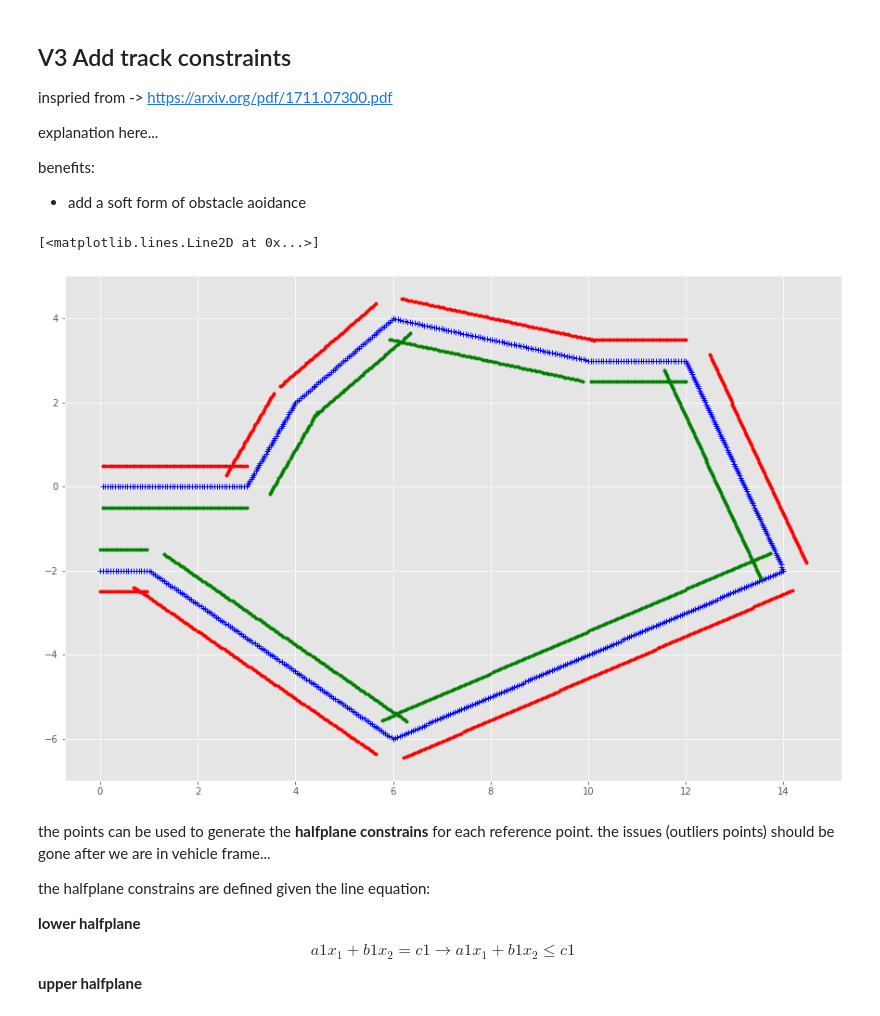
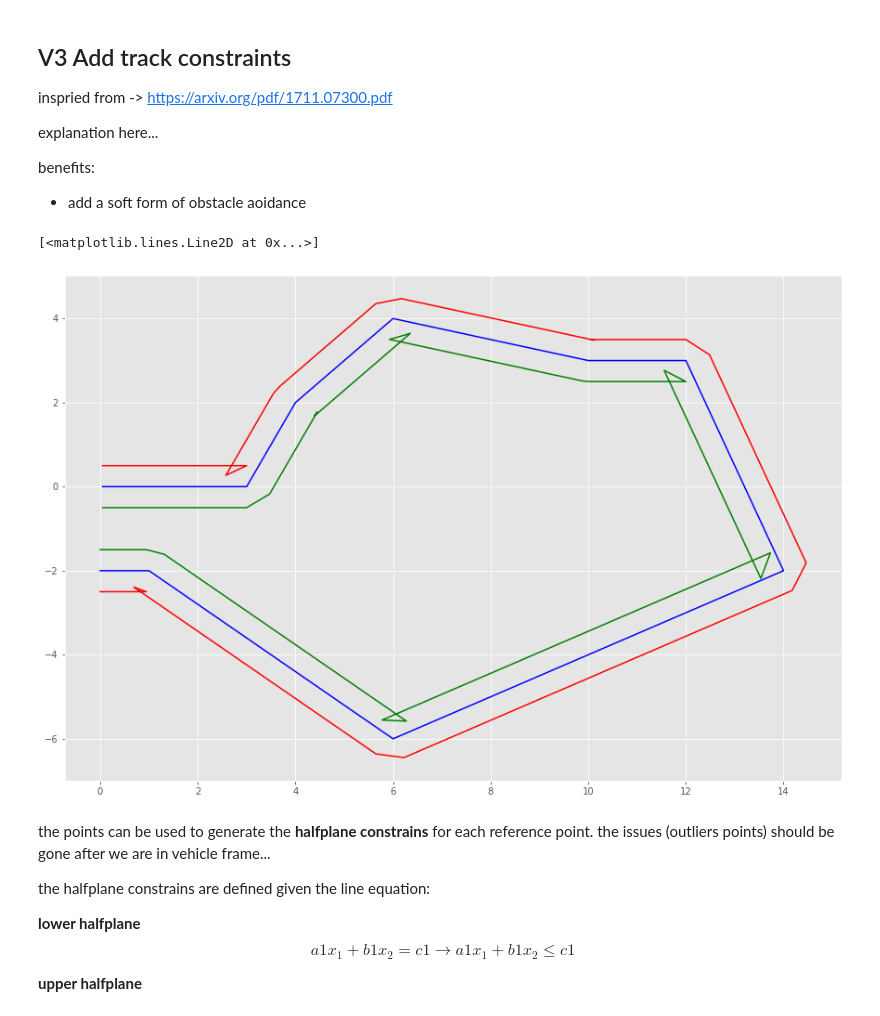
Before and after one commit to mcarfagno/mpc_python, a Jupyter notebook: notebooks/MPC_racecar_tracking.ipynb, the cells around one changed output. Saved outputs shown, nothing was run; the diff lists cells and outputs as text; code cells hidden in the pictures.

```diff
--- a/notebooks/MPC_racecar_tracking.ipynb
+++ b/notebooks/MPC_racecar_tracking.ipynb
@@ -1243,43 +1243,42 @@ explanation here...
 benefits:
 * add a soft form of obstacle aoidance
 # %%
-def generate_track_bounds(track):
+def generate_track_bounds(track,width=0.5):
     """
     in world frame
     """
-    width = 0.5
     bounds_low=np.zeros((2, track.shape[1]))
     bounds_upp=np.zeros((2, track.shape[1]))
 
     for idx in range(track.shape[1]):
         x = track[0,idx]
         y = track [1,idx]
         th = track [2,idx]
 
         """
         trasform the points
         """
         bounds_upp[0, idx] = 0 * np.cos(th) - width * np.sin(th) + x #X
         bounds_upp[1, idx] = 0 * np.sin(th) + width * np.cos(th) + y #Y
 
         bounds_low[0, idx] = 0 * np.cos(th) - (-width) * np.sin(th) + x #X
         bounds_low[1, idx] = 0 * np.sin(th) + (-width) * np.cos(th) + y #Y
 
     return bounds_low, bounds_upp
 
 track = compute_path_from_wp([0,3,4,6,10,12,14,6,1,0],
                              [0,0,2,4,3,3,-2,-6,-2,-2],0.05)
 
 lower, upper = generate_track_bounds(track)
 
 plt.figure(figsize=(15,10))
 
-plt.plot(track[0,:],track[1,:],"b+")
-plt.plot(lower[0,:],lower[1,:],"g.")
-plt.plot(upper[0,:],upper[1,:],"r.")
+plt.plot(track[0,:],track[1,:],"b-")
+plt.plot(lower[0,:],lower[1,:],"g-")
+plt.plot(upper[0,:],upper[1,:],"r-")
 # %% [output]
 [<matplotlib.lines.Line2D at 0x...>]
-[figure, old version]
+[figure, new version]
 # %% [markdown]
 the points can be used to generate the **halfplane constrains** for each reference point.
 the issues (outliers points) should be gone after we are in vehicle frame...
```
Also changed, not shown: parts of 17 cells of this notebook.
